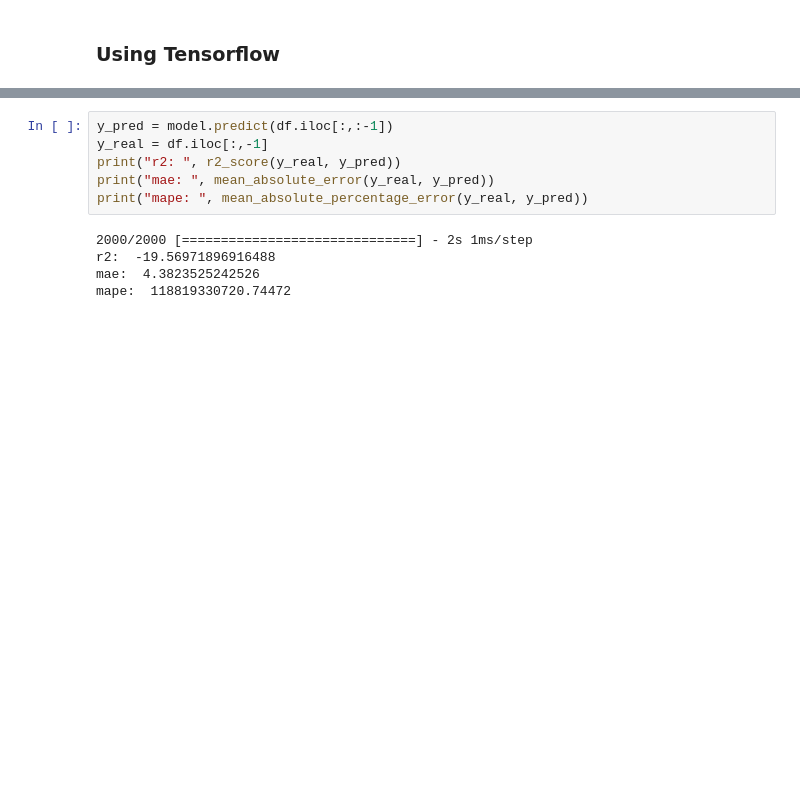
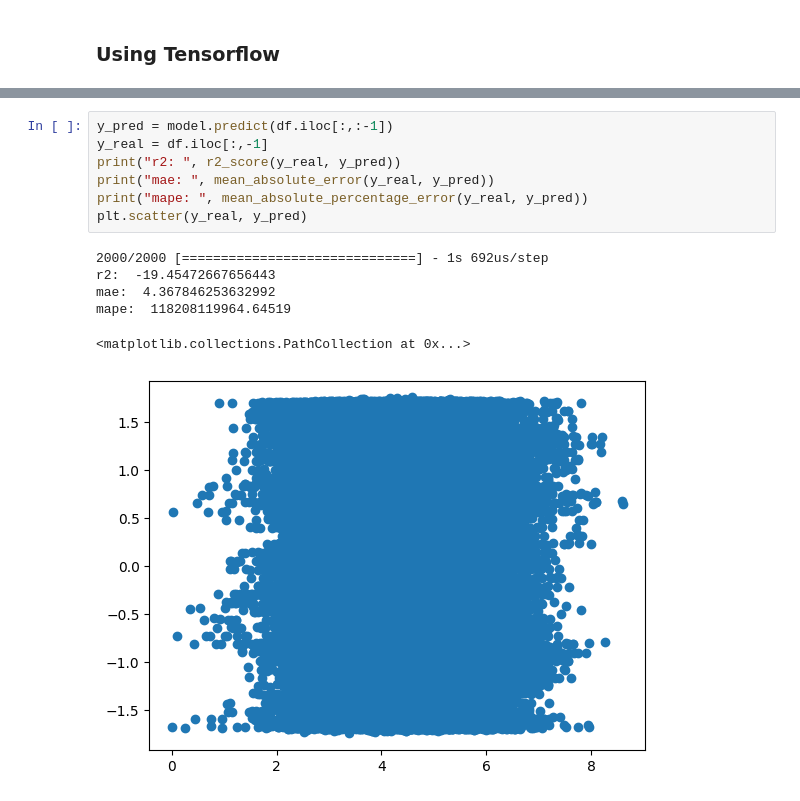
Before and after one commit to Yairama/Geospatial-Interpolation, a Jupyter notebook: 02 multilayer_perceptron.ipynb, the cells around one changed output, grey strips where cells are left out. Drawn from its saved outputs; the diff is of its cells as text; blank space fills up the shorter version.

```diff
--- a/02 multilayer_perceptron.ipynb
+++ b/02 multilayer_perceptron.ipynb
@@ -293,11 +337,14 @@ axs.legend()
 # %%
 y_pred = model.predict(df.iloc[:,:-1])
 y_real = df.iloc[:,-1]
 print("r2: ", r2_score(y_real, y_pred))
 print("mae: ", mean_absolute_error(y_real, y_pred))
 print("mape: ", mean_absolute_percentage_error(y_real, y_pred))
+plt.scatter(y_real, y_pred)
 # %% [output]
-2000/2000 [==============================] - 2s 1ms/step
-r2:  -19.56971896916488
-mae:  4.3823525242526
-mape:  118819330720.74472
+2000/2000 [==============================] - 1s 692us/step
+r2:  -19.45472667656443
+mae:  4.367846253632992
+mape:  118208119964.64519
+<matplotlib.collections.PathCollection at 0x...>
+[figure, added]
```
Also changed, not shown: parts of 9 cells of this notebook, 4 other files.
